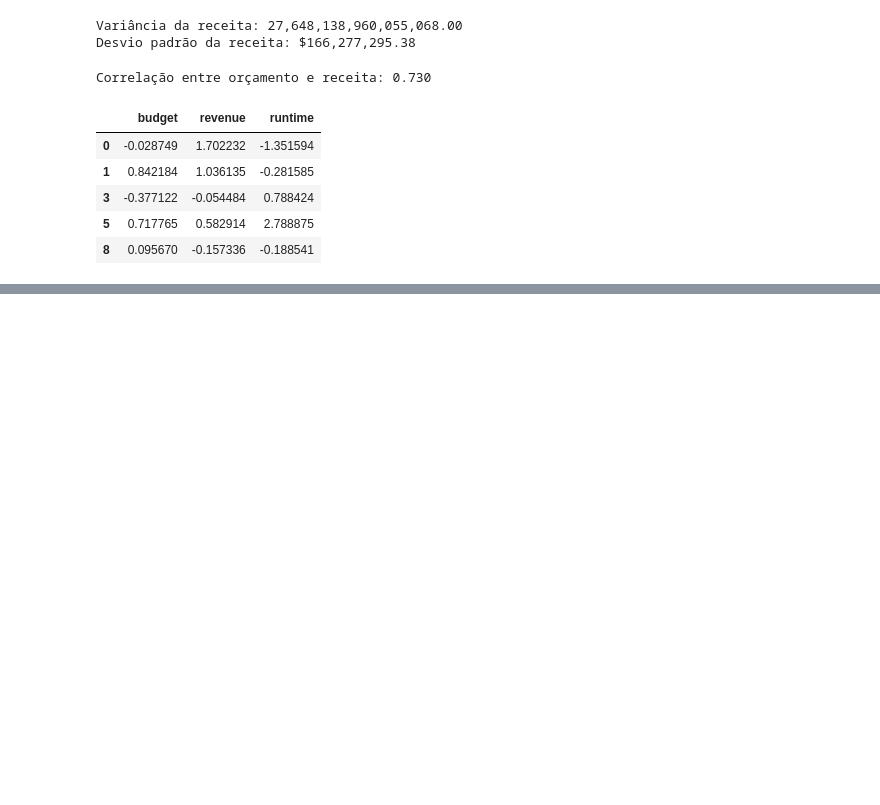
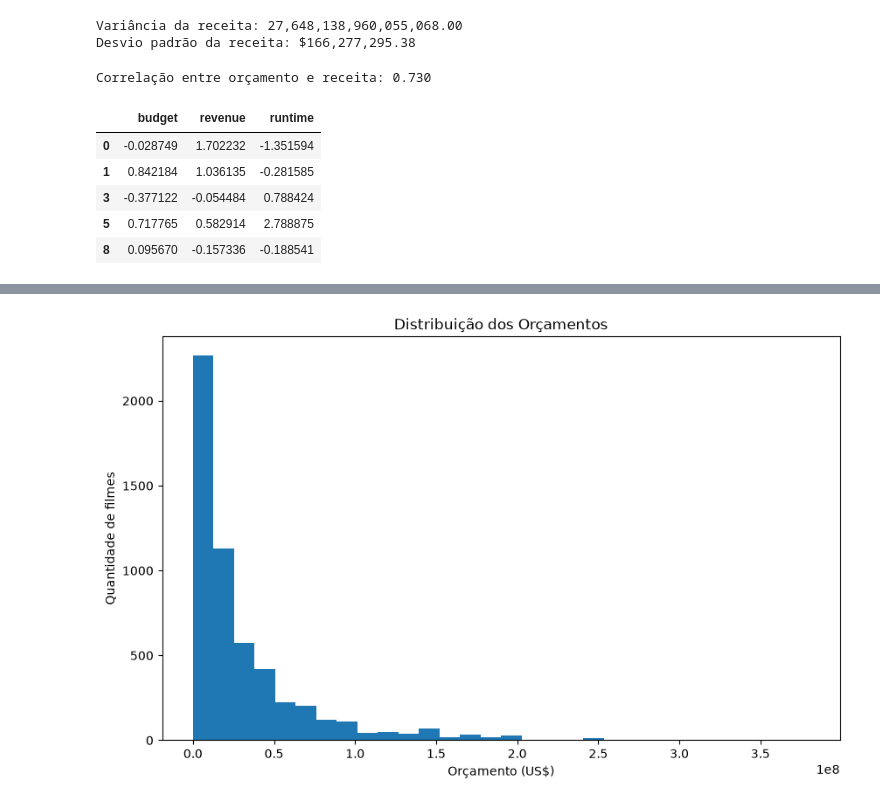
Before and after one commit to mtojald/AnaliseEXP-Dados, a Jupyter notebook: AnaliseEXP.ipynb, the cells around one changed output, grey strips where cells are left out. Saved outputs shown, nothing was run; the diff lists cells and outputs as text; code cells hidden in the pictures; blank space fills up the shorter version.

```diff
--- a/AnaliseEXP.ipynb
+++ b/AnaliseEXP.ipynb
@@ -422,0 +460,15 @@ df_normalizado.head()
+# %%
+# Criando um histograma para analisar a distribuição dos orçamentos dos filmes.
+
+plt.figure(figsize=(10, 6))
+
+plt.hist(
+    df_filmes_completos['budget'],bins=30)
+
+plt.xlabel('Orçamento (US$)')
+plt.ylabel('Quantidade de filmes')
+plt.title('Distribuição dos Orçamentos')
+
+plt.show()
+# %% [output]
+[figure, added]
```
Also changed, not shown: parts of 2 cells of this notebook, 2 other files.
